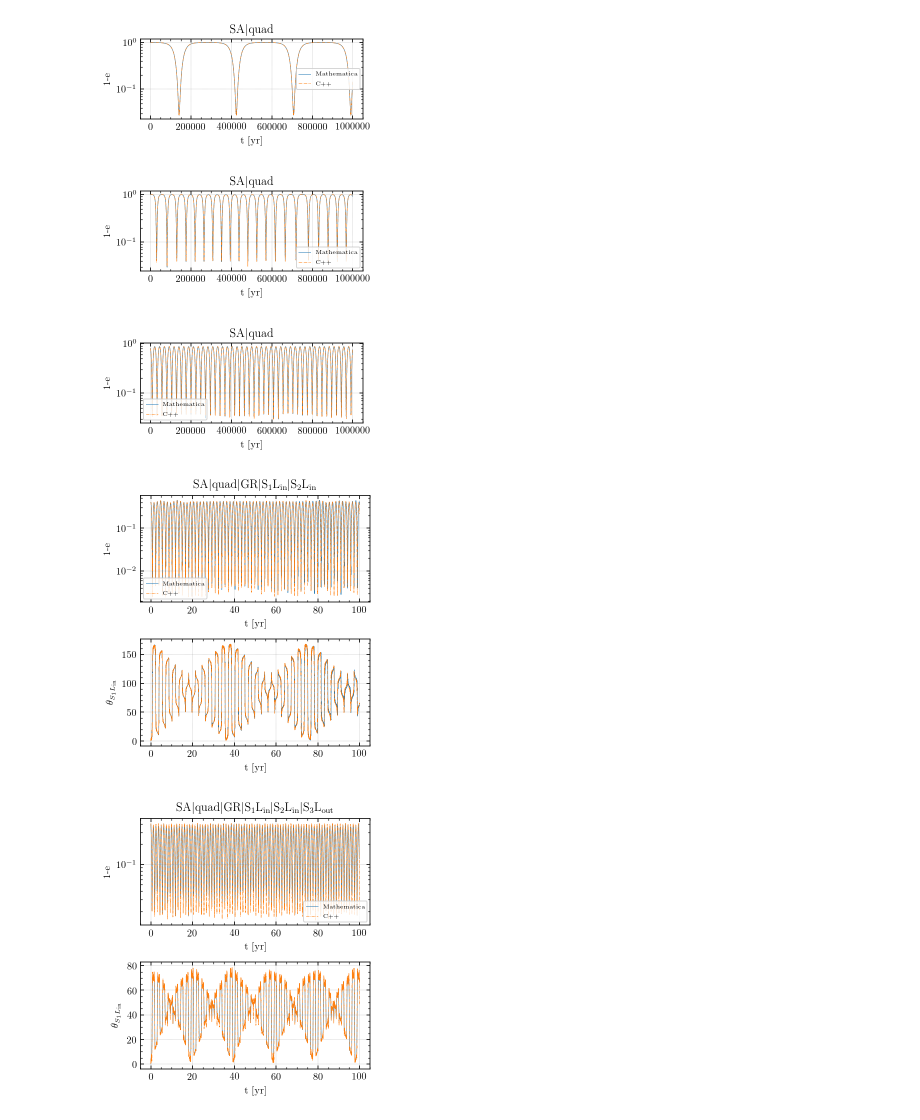
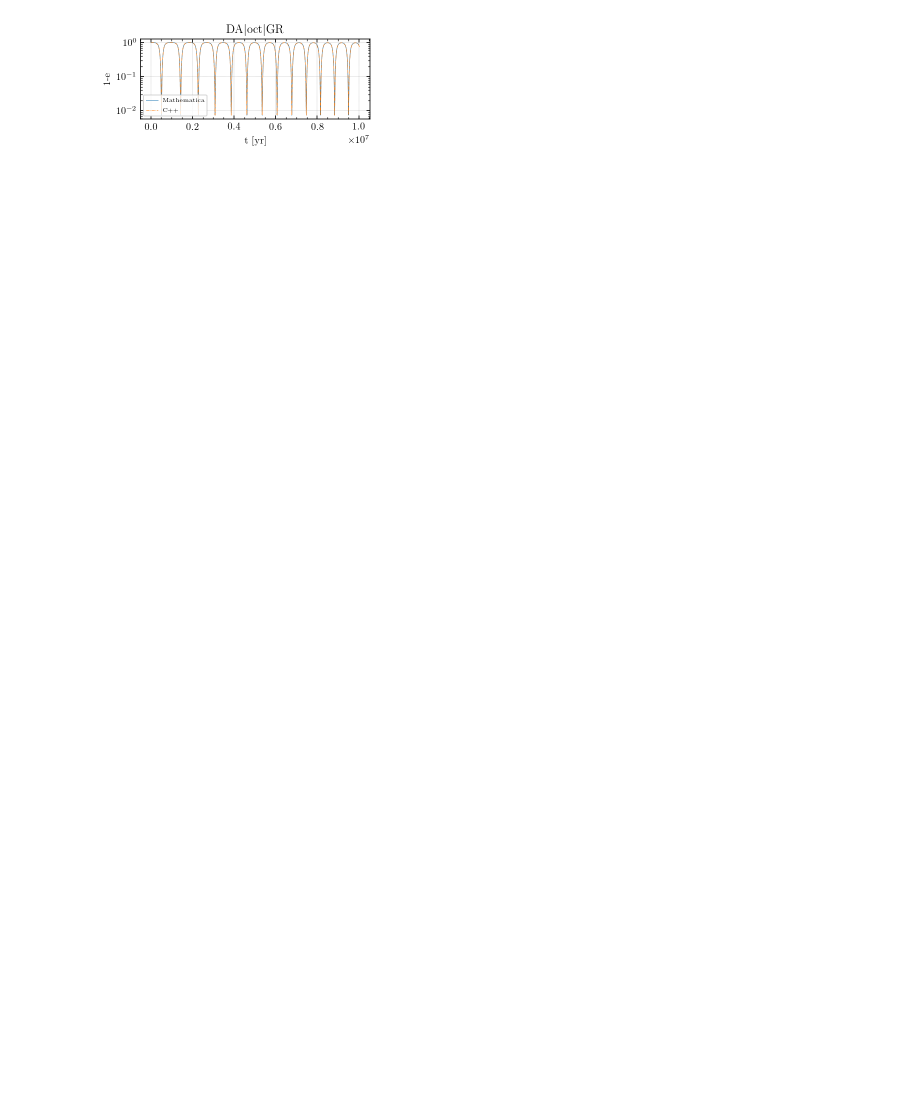
Before and after one commit to YihanWangAstro/Secular, a Jupyter notebook: draw_compare.ipynb, the cells around one changed output. Cells and saved outputs as stored; diff of their text form; code cells hidden in the pictures; blank space fills up the shorter version.

```diff
--- a/draw_compare.ipynb
+++ b/draw_compare.ipynb
@@ -129,17 +127,13 @@ def load_title(name):
     return title
 # %%
 path='test/'
-seq = np.arange(13)+1
+seq = np.arange(1)+14
 #seq = [14, 15, 16, 17, 18, 19]
 title= load_title(path+"log.txt")
 for i in seq:
     data = load_secular(path+'output_'+str(i)+'.txt')
 #std = load_secular('testDA/trajectory_4.txt')
     std = load_std('reg_test/std/eccentricity_'+str(i)+'.txt')
     draw_compare(path,i,std,data,"$\mathrm{"+title[str(i)].rstrip()+"}$")
 # %% [output]
-[figure, old version]
+[figure, new version]
-[figure, removed]
-[figure, removed]
-[figure, removed]
-[figure, removed]
```
Also changed, not shown: parts of 2 cells of this notebook, 2 other files.
